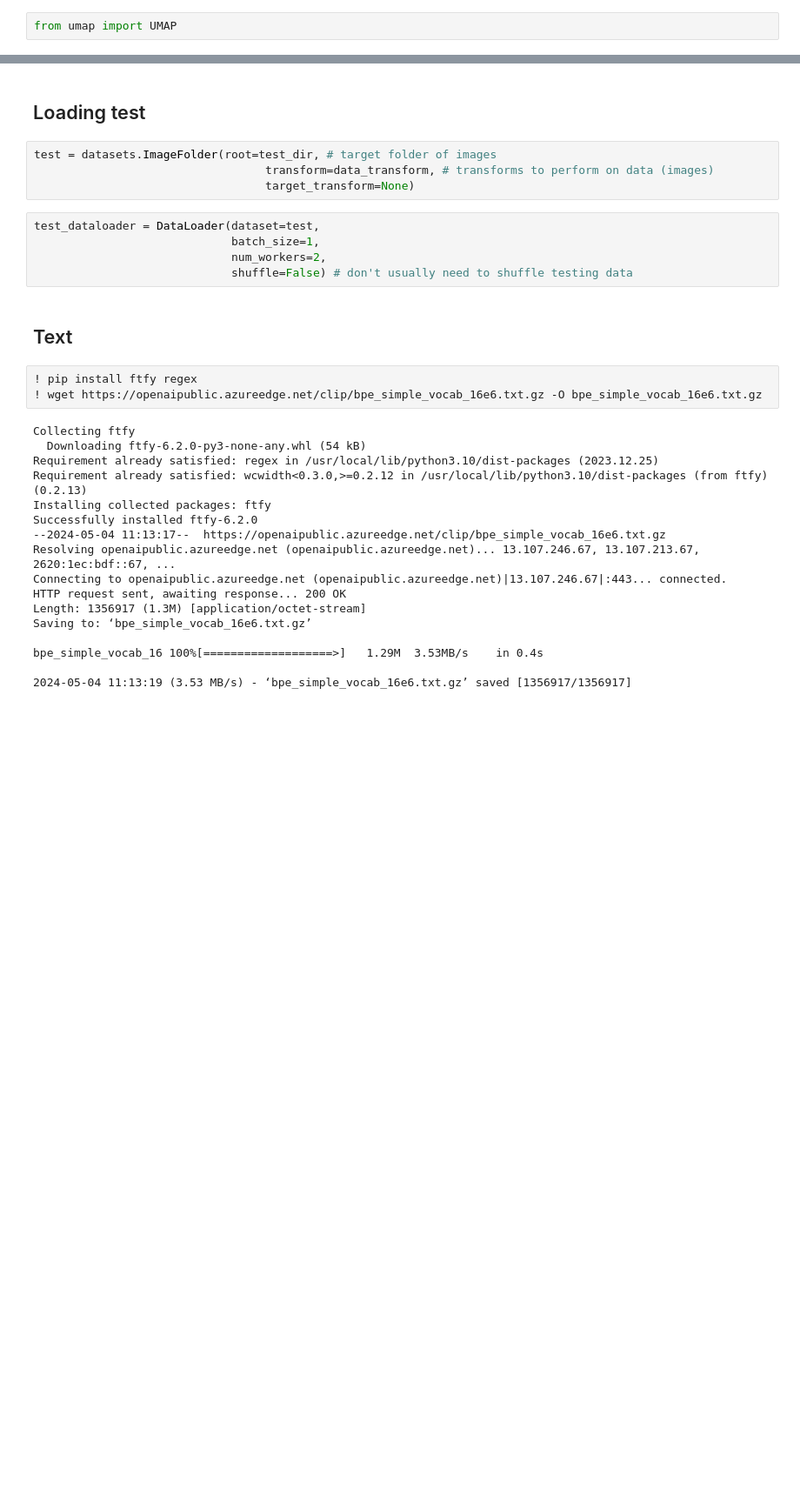
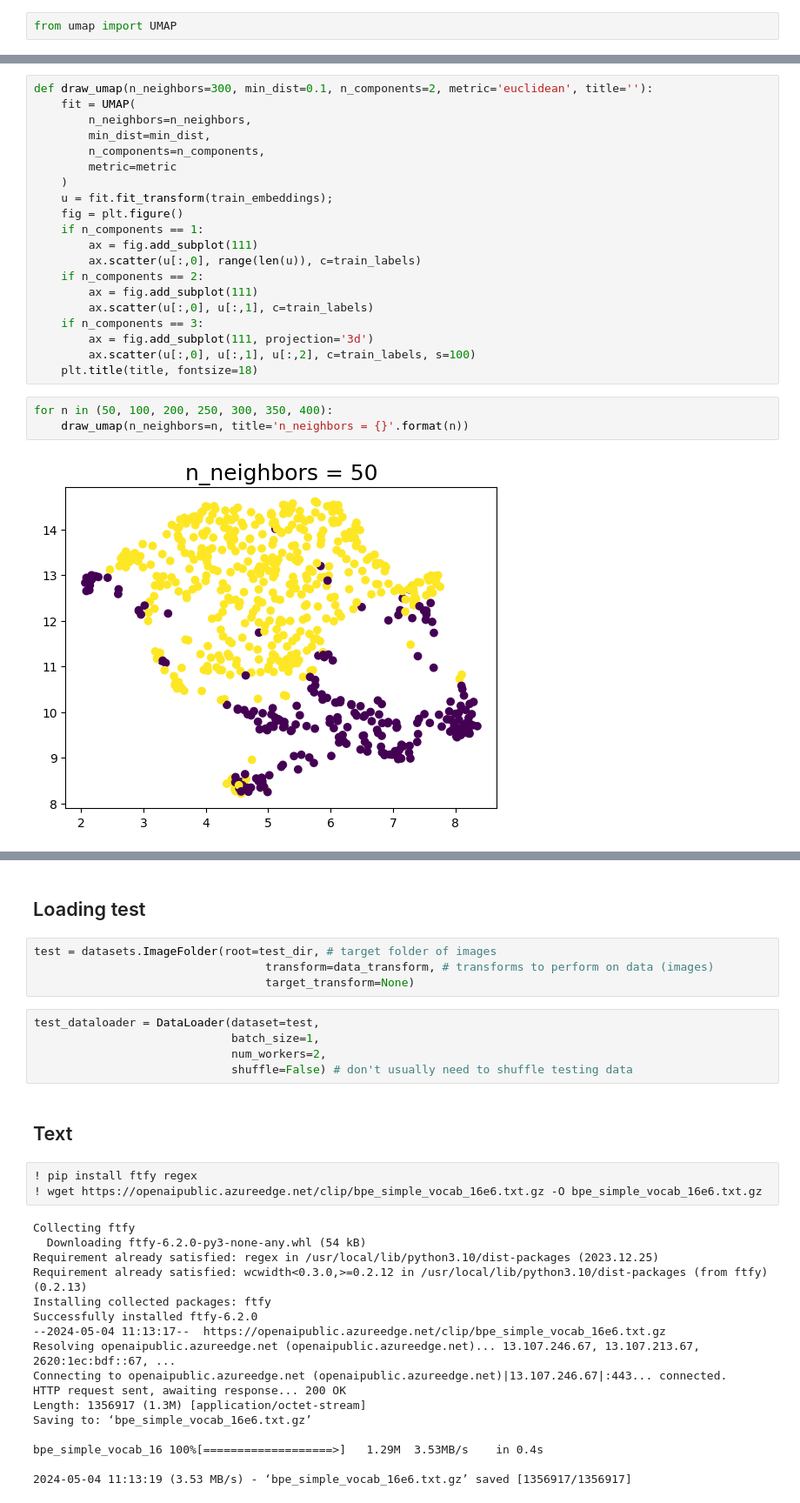
Before and after one commit to lili-alsh/Generated_images, a Jupyter notebook: Контур.ipynb, the cells around one changed output, grey strips where cells are left out. Shown at 87% size. Cells and saved outputs as stored; diff of their text form; blank space fills up the shorter version.

```diff
--- a/Контур.ipynb
+++ b/Контур.ipynb
@@ -705,0 +751,25 @@ from umap import UMAP
+# %%
+def draw_umap(n_neighbors=300, min_dist=0.1, n_components=2, metric='euclidean', title=''):
+    fit = UMAP(
+        n_neighbors=n_neighbors,
+        min_dist=min_dist,
+        n_components=n_components,
+        metric=metric
+    )
+    u = fit.fit_transform(train_embeddings);
+    fig = plt.figure()
+    if n_components == 1:
+        ax = fig.add_subplot(111)
+        ax.scatter(u[:,0], range(len(u)), c=train_labels)
+    if n_components == 2:
+        ax = fig.add_subplot(111)
+        ax.scatter(u[:,0], u[:,1], c=train_labels)
+    if n_components == 3:
+        ax = fig.add_subplot(111, projection='3d')
+        ax.scatter(u[:,0], u[:,1], u[:,2], c=train_labels, s=100)
+    plt.title(title, fontsize=18)
+# %%
+for n in (50, 100, 200, 250, 300, 350, 400):
+    draw_umap(n_neighbors=n, title='n_neighbors = {}'.format(n))
+# %% [output]
+[figure, added]
```
Also changed, not shown: parts of 26 cells of this notebook.
